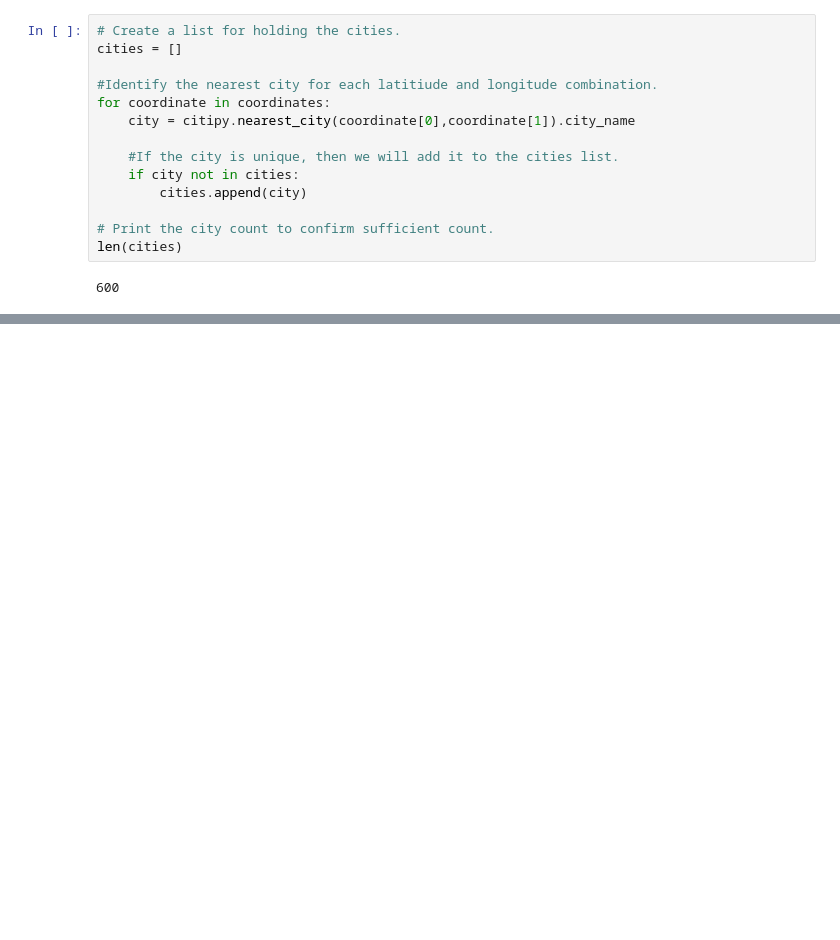
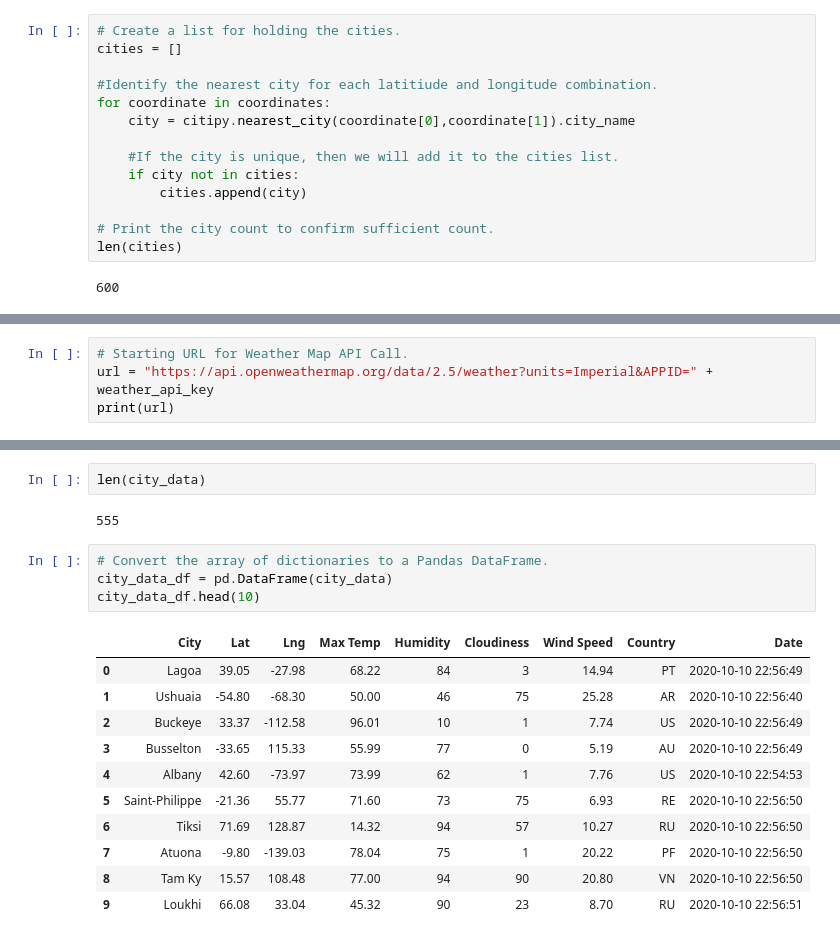
Before and after one commit to whitneylosinski/World_Weather_Analysis, a Jupyter notebook: WeatherPy.ipynb, the cells around one changed output, grey strips where cells are left out. Drawn from its saved outputs; the diff is of its cells as text; blank space fills up the shorter version.

Commit message:
City data collected

```diff
--- a/WeatherPy.ipynb
+++ b/WeatherPy.ipynb
@@ -33,0 +40,4 @@ len(cities)
+# %%
+# Starting URL for Weather Map API Call.
+url = "https://api.openweathermap.org/data/2.5/weather?units=Imperial&APPID=" + weather_api_key
+print(url)
@@ -33,0 +132,20 @@ len(cities)
+# %%
+len(city_data)
+# %% [output]
+555
+# %%
+# Convert the array of dictionaries to a Pandas DataFrame.
+city_data_df = pd.DataFrame(city_data)
+city_data_df.head(10)
+# %% [output]
+|  | City | Lat | Lng | Max Temp | Humidity | Cloudiness | Wind Speed | Country | Date |
+| 0 | Lagoa | 39.05 | -27.98 | 68.22 | 84 | 3 | 14.94 | PT | 2020-10-10 22:56:49 |
+| 1 | Ushuaia | -54.80 | -68.30 | 50.00 | 46 | 75 | 25.28 | AR | 2020-10-10 22:56:40 |
+| 2 | Buckeye | 33.37 | -112.58 | 96.01 | 10 | 1 | 7.74 | US | 2020-10-10 22:56:49 |
+| 3 | Busselton | -33.65 | 115.33 | 55.99 | 77 | 0 | 5.19 | AU | 2020-10-10 22:56:49 |
+| 4 | Albany | 42.60 | -73.97 | 73.99 | 62 | 1 | 7.76 | US | 2020-10-10 22:54:53 |
+| 5 | Saint-Philippe | -21.36 | 55.77 | 71.60 | 73 | 75 | 6.93 | RE | 2020-10-10 22:56:50 |
+| 6 | Tiksi | 71.69 | 128.87 | 14.32 | 94 | 57 | 10.27 | RU | 2020-10-10 22:56:50 |
+| 7 | Atuona | -9.80 | -139.03 | 78.04 | 75 | 1 | 20.22 | PF | 2020-10-10 22:56:50 |
+| 8 | Tam Ky | 15.57 | 108.48 | 77.00 | 94 | 90 | 20.80 | VN | 2020-10-10 22:56:50 |
+| 9 | Loukhi | 66.08 | 33.04 | 45.32 | 90 | 23 | 8.70 | RU | 2020-10-10 22:56:51 |
```
Also changed, not shown: parts of 6 cells of this notebook, 1 other file.
